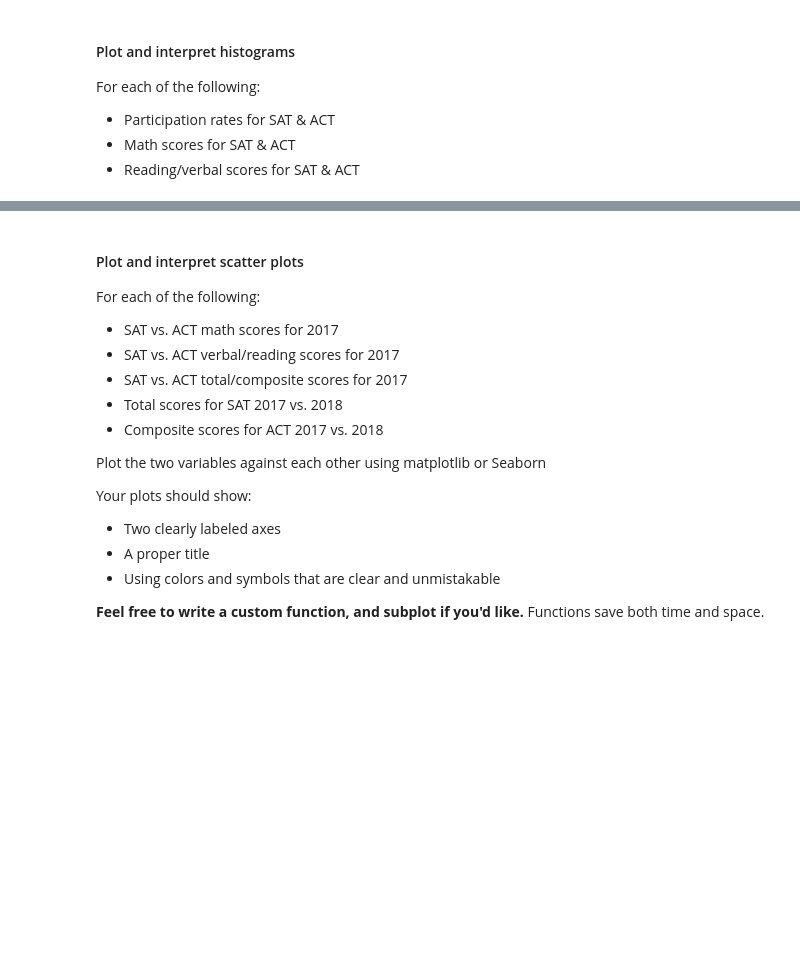
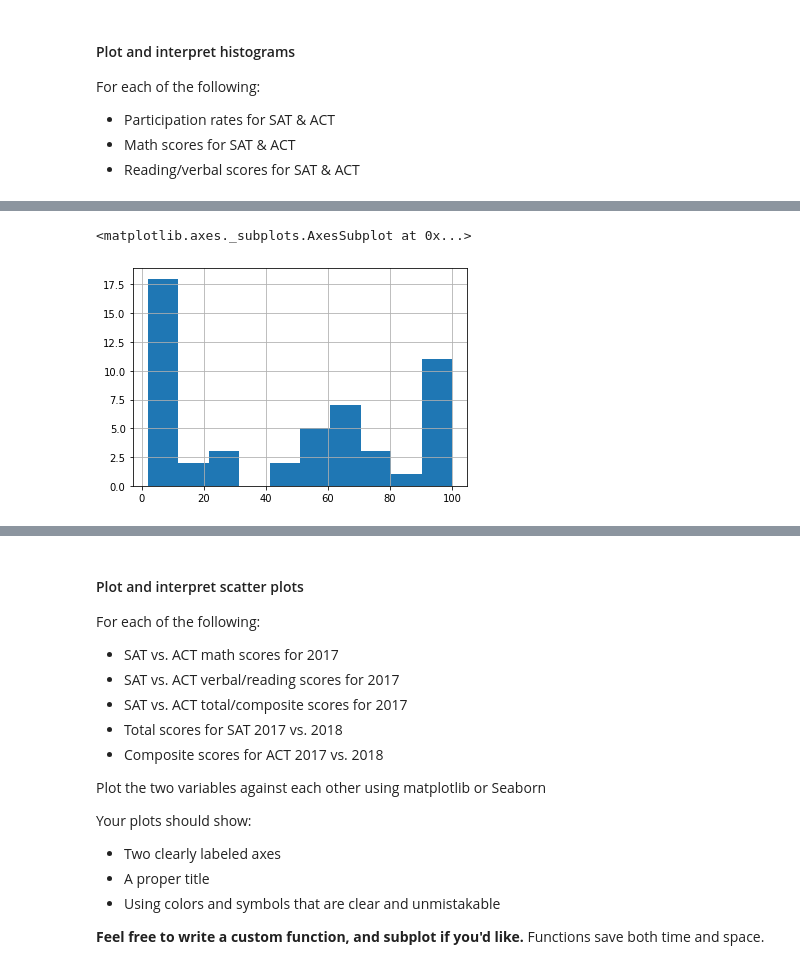
Before and after one commit to alexsimonsays/SAT_ACT_analysis, a Jupyter notebook: code/starter-code.ipynb, the cells around one changed output, grey strips where cells are left out. Drawn from its saved outputs; the diff is of its cells as text; code cells hidden in the pictures; blank space fills up the shorter version.

```diff
--- a/code/starter-code.ipynb
+++ b/code/starter-code.ipynb
@@ -472,0 +524,8 @@ For each of the following:
+# %%
+combined_all["'18_sat_partic"].hist()
+
+
+# 2018 SAT Participation
+# %% [output]
+<matplotlib.axes._subplots.AxesSubplot at 0x...>
+[figure, added]
```
Also changed, not shown: parts of 21 cells of this notebook.
